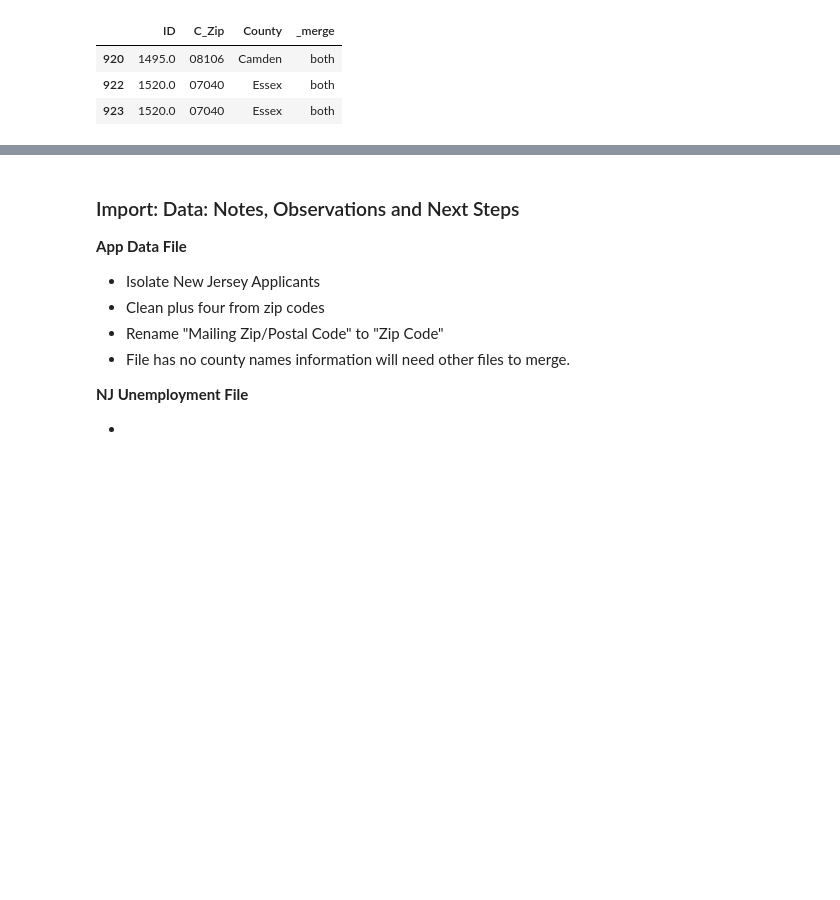
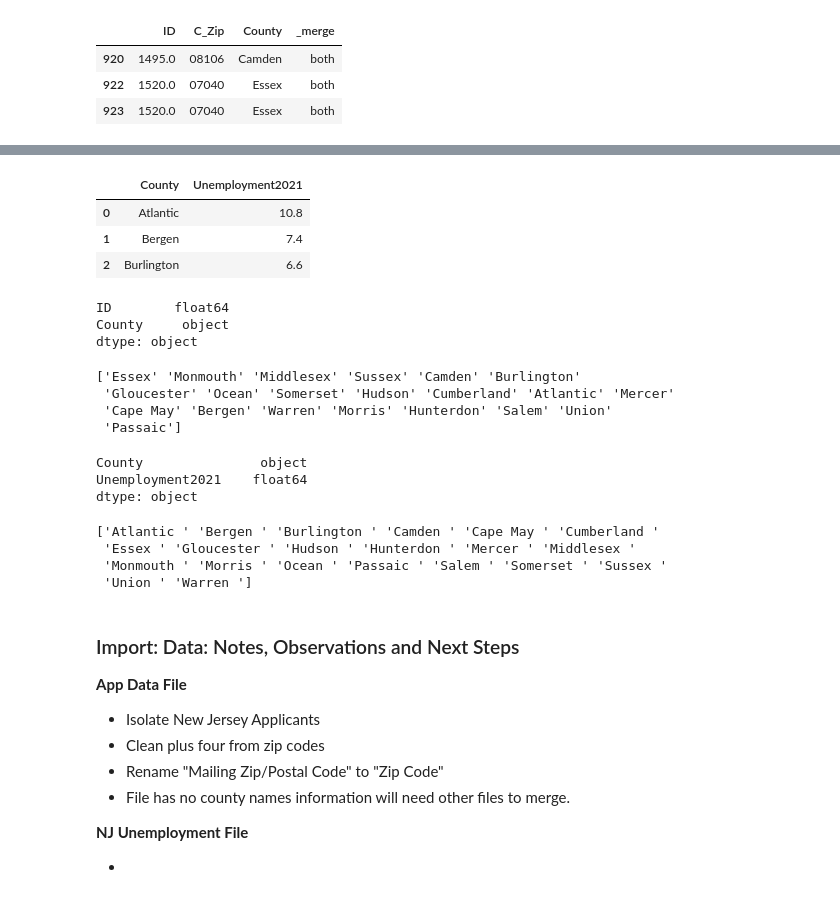
Before and after one commit to theaok/vis-sp23-ewattudo, a Jupyter notebook: ps2_pynb.ipynb, the cells around one changed output, grey strips where cells are left out. Saved outputs shown, nothing was run; the diff lists cells and outputs as text; code cells hidden in the pictures; blank space fills up the shorter version.

```diff
--- a/ps2_pynb.ipynb
+++ b/ps2_pynb.ipynb
@@ -611,3 +634,38 @@ Text(0.5, 0, 'County Name')
+# %%
+njunempmerge=njunemp[['County','Unemployment2021']]
+njunempmerge.head(3)
+# %% [output]
+|  | County | Unemployment2021 |
+| 0 | Atlantic | 10.8 |
+| 1 | Bergen | 7.4 |
+| 2 | Burlington | 6.6 |
+# %%
+njappzipmerge.dtypes
+# %% [output]
+ID        float64
+County     object
+dtype: object
+# %%
+print(njappzipmerge.County.unique())
+# %% [output]
+['Essex' 'Monmouth' 'Middlesex' 'Sussex' 'Camden' 'Burlington'
+ 'Gloucester' 'Ocean' 'Somerset' 'Hudson' 'Cumberland' 'Atlantic' 'Mercer'
+ 'Cape May' 'Bergen' 'Warren' 'Morris' 'Hunterdon' 'Salem' 'Union'
+ 'Passaic']
+# %%
+njunempmerge.dtypes
+# %% [output]
+County               object
+Unemployment2021    float64
+dtype: object
+# %%
+#There is the problem. The space.
+print(njunempmerge.County.unique())
+# %% [output]
+['Atlantic ' 'Bergen ' 'Burlington ' 'Camden ' 'Cape May ' 'Cumberland '
+ 'Essex ' 'Gloucester ' 'Hudson ' 'Hunterdon ' 'Mercer ' 'Middlesex '
+ 'Monmouth ' 'Morris ' 'Ocean ' 'Passaic ' 'Salem ' 'Somerset ' 'Sussex '
+ 'Union ' 'Warren ']
 # %% [markdown]
 ### Import: Data: Notes, Observations and Next Steps
 
```
Also changed, not shown: parts of 2 cells of this notebook.
